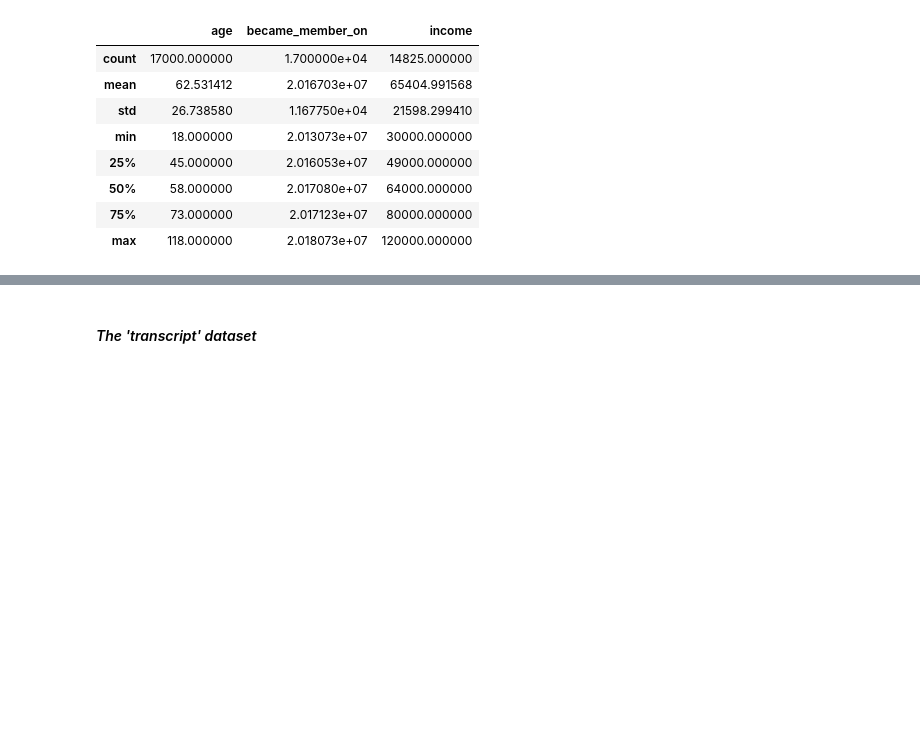
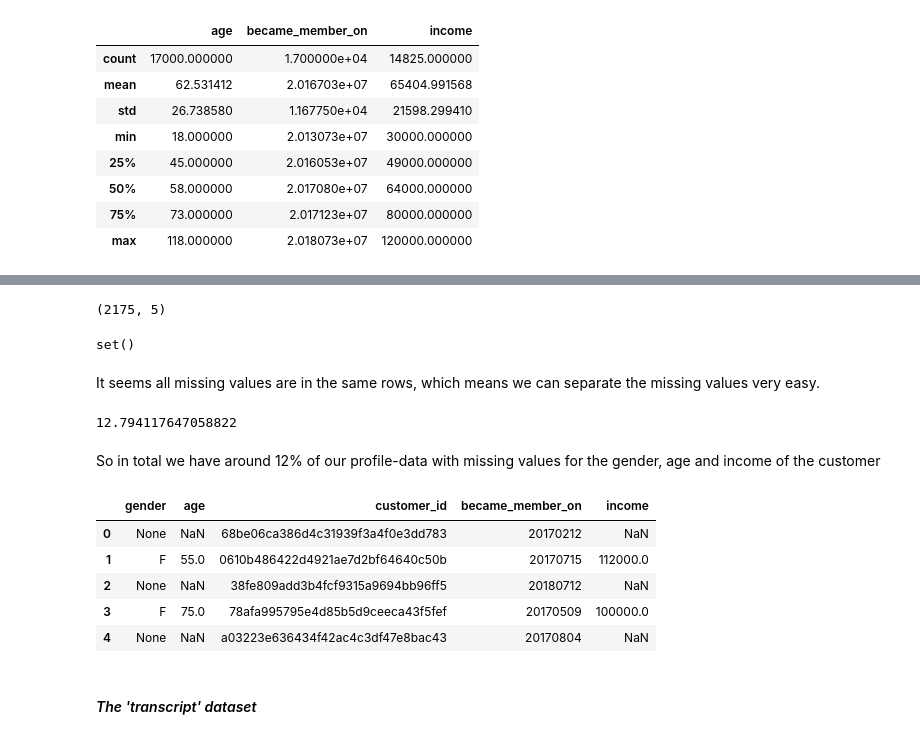
Before and after one commit to Daniel-Hutcheson/starbucks_capstone_project, a Jupyter notebook: Starbucks_Capstone_notebook.ipynb, the cells around one changed output, grey strips where cells are left out. Saved outputs shown, nothing was run; the diff lists cells and outputs as text; code cells hidden in the pictures; blank space fills up the shorter version.

```diff
--- a/Starbucks_Capstone_notebook.ipynb
+++ b/Starbucks_Capstone_notebook.ipynb
@@ -234,0 +239,2 @@ profile.describe()
+# %%
+profile_df = profile.rename(columns={'id':'customer_id'})
@@ -234,0 +249,2 @@ profile.describe()
+# %%
+profile_df.loc[profile_df[profile_df.age == 118].index, 'age'] = np.nan
@@ -235,3 +275,28 @@ profile.describe()
+# %%
+profile_df[profile_df.gender.isna() & profile_df.income.isna() & profile_df.age.isna()].shape
+# %% [output]
+(2175, 5)
+# %%
+set(profile_df[profile_df.gender.isna()].index) - set(profile_df[profile_df.income.isna()].index) - set(profile_df[profile_df.age.isna()].index)
+# %% [output]
+set()
+# %% [markdown]
+It seems all missing values are in the same rows, which means we can separate the missing values very easy.
+# %%
+(profile_df.age.isna().sum()/profile_df.shape[0])*100
+# %% [output]
+12.794117647058822
+# %% [markdown]
+So in total we have around 12% of our profile-data with missing values for the gender, age and income of the customer
+# %%
+profile_df.head()
+# %% [output]
+|  | gender | age | customer_id | became_member_on | income |
+| 0 | None | NaN | 68be06ca386d4c31939f3a4f0e3dd783 | 20170212 | NaN |
+| 1 | F | 55.0 | 0610b486422d4921ae7d2bf64640c50b | 20170715 | 112000.0 |
+| 2 | None | NaN | 38fe809add3b4fcf9315a9694bb96ff5 | 20180712 | NaN |
+| 3 | F | 75.0 | 78afa995795e4d85b5d9ceeca43f5fef | 20170509 | 100000.0 |
+| 4 | None | NaN | a03223e636434f42ac4c3df47e8bac43 | 20170804 | NaN |
 # %% [markdown]
 #### *The 'transcript' dataset*
 # %% [markdown]
```
Also changed, not shown: parts of 13 cells of this notebook.
